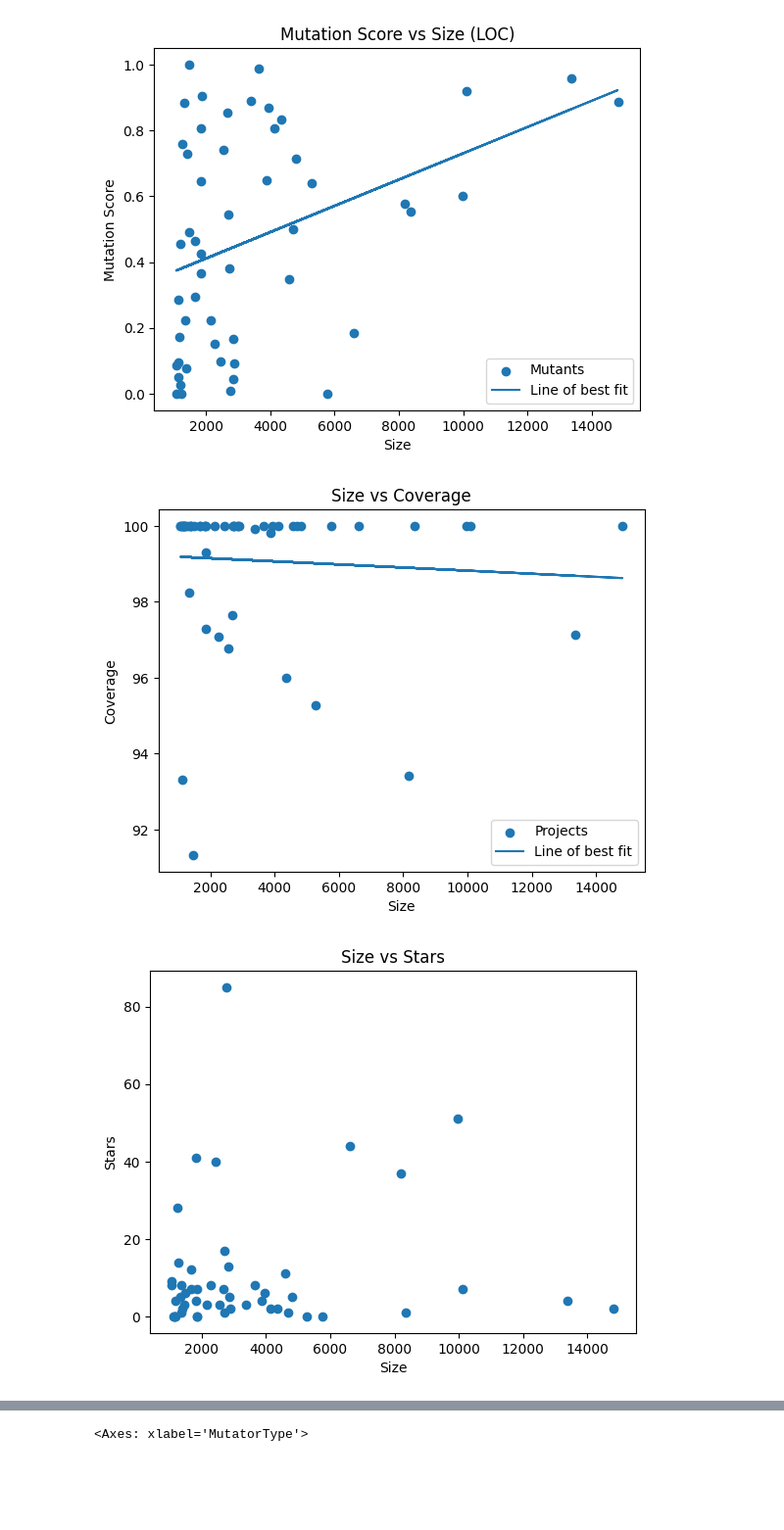
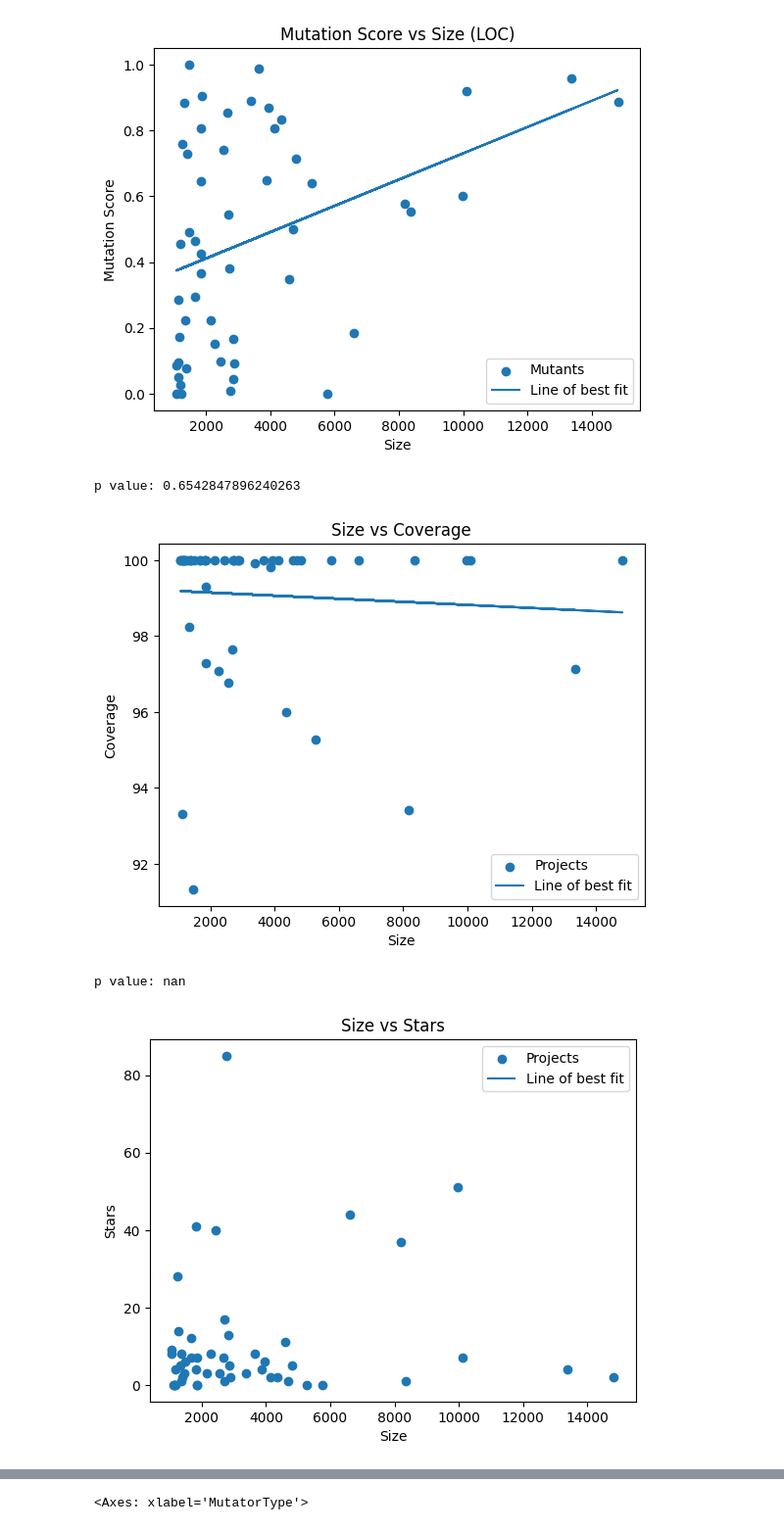
Before and after one commit to CharlieRay668/SURP2024Mutation-Racket, a Jupyter notebook: answer_questions.ipynb, the cells around one changed output, grey strips where cells are left out. Shown: that part at 98% size. Drawn from its saved outputs; the diff is of its cells as text; code cells hidden in the pictures; blank space fills up the shorter version.

```diff
--- a/answer_questions.ipynb
+++ b/answer_questions.ipynb
@@ -307,6 +308,9 @@ p value: 0.005975986797389108
 plt.scatter(df["size"], df["coverage"])
 # line of best fit
 m, b = np.polyfit(df["size"], df["coverage"], 1)
+# p value
+slope, intercept, r_value, p_value, std_err = linregress(df["size"], df["coverage"])
+print("p value:", p_value)
 plt.plot(df["size"], m*df["size"] + b)
 plt.legend(['Projects', 'Line of best fit'])
 plt.xlabel("Size")
@@ -314,16 +318,25 @@ plt.ylabel("Coverage")
 plt.title("Size vs Coverage")
 plt.show()
 # %% [output]
+p value: 0.6542847896240263
 [figure]
 # %%
 # size vs stars
 plt.scatter(df["size"], df["stars"])
+# line of best fit
+m, b = np.polyfit(df["size"], df["stars"], 1)
+# p value
+slope, intercept, r_value, p_value, std_err = linregress(df["size"], df["stars"])
+print("p value:", p_value)
+plt.plot(df["size"], m*df["size"] + b)
+plt.legend(['Projects', 'Line of best fit'])
 plt.xlabel("Size")
 plt.ylabel("Stars")
 plt.title("Size vs Stars")
 plt.show()
 # %% [output]
+p value: nan
-[figure, old version]
+[figure, new version]
 # %%
 macket_mutations = pd.read_csv('data/macket_mutations.csv')
 macket_mutations
```
Also changed, not shown: parts of 1 cell of this notebook, 3 other files.
